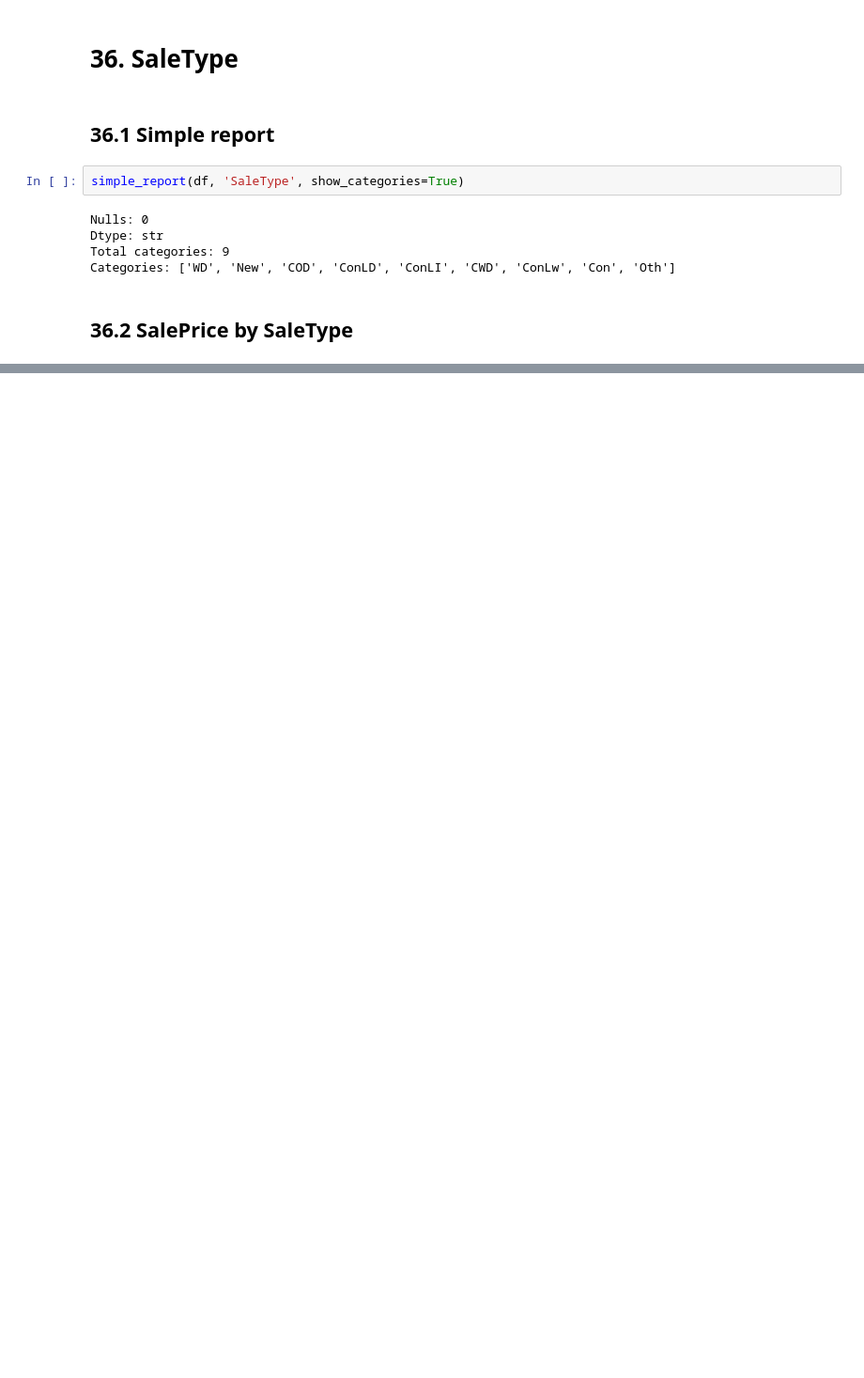
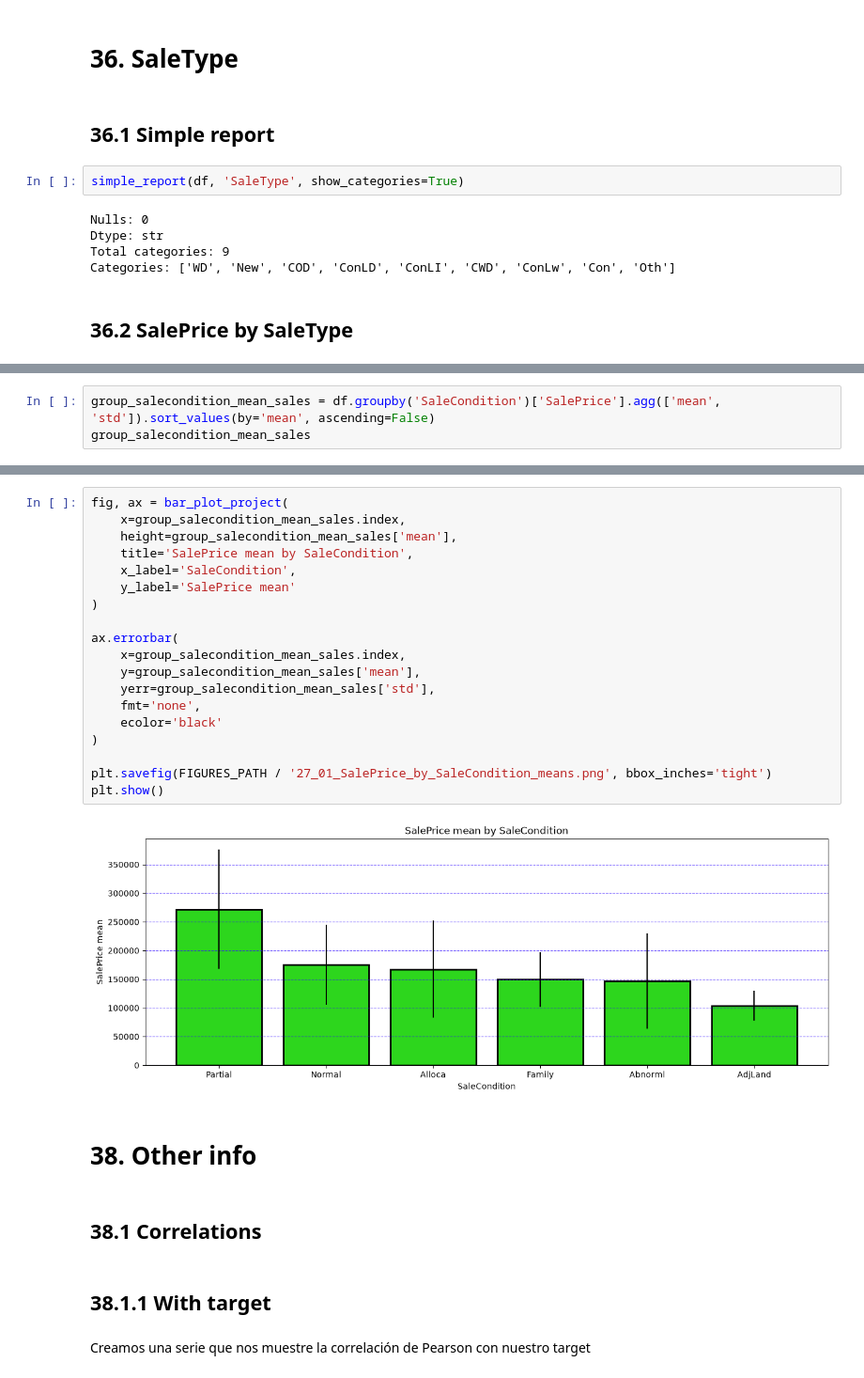
Before and after one commit to charligram/3_prediction_of_house_values, a Jupyter notebook: notebooks/02_EDA.ipynb, the cells around one changed output, grey strips where cells are left out. Shown at 94% size. Cells and saved outputs as stored; diff of their text form; blank space fills up the shorter version.

```diff
--- a/notebooks/02_EDA.ipynb
+++ b/notebooks/02_EDA.ipynb
@@ -1471,0 +1549,3 @@ fig, ax = box_plot_project(
+# %%
+group_salecondition_mean_sales = df.groupby('SaleCondition')['SalePrice'].agg(['mean', 'std']).sort_values(by='mean', ascending=False)
+group_salecondition_mean_sales
@@ -1471,0 +1561,29 @@ fig, ax = box_plot_project(
+# %%
+fig, ax = bar_plot_project(
+    x=group_salecondition_mean_sales.index,
+    height=group_salecondition_mean_sales['mean'],
+    title='SalePrice mean by SaleCondition',
+    x_label='SaleCondition',
+    y_label='SalePrice mean'
+)
+
+ax.errorbar(
+    x=group_salecondition_mean_sales.index,
+    y=group_salecondition_mean_sales['mean'],
+    yerr=group_salecondition_mean_sales['std'],
+    fmt='none',
+    ecolor='black'
+)
+
+plt.savefig(FIGURES_PATH / '27_01_SalePrice_by_SaleCondition_means.png', bbox_inches='tight')
+plt.show()
+# %% [output]
+[figure, added]
+# %% [markdown]
+# 38. Other info
+# %% [markdown]
+## 38.1 Correlations
+# %% [markdown]
+## 38.1.1 With target
+# %% [markdown]
+Creamos una serie que nos muestre la correlación de Pearson con nuestro target
```
Also changed, not shown: parts of 22 cells of this notebook.
